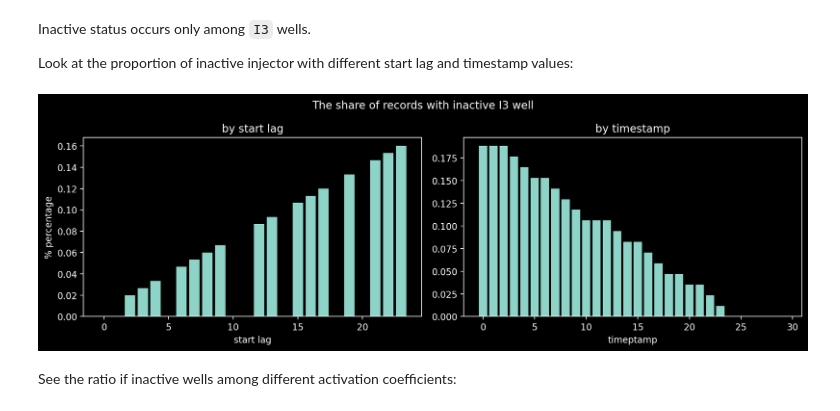
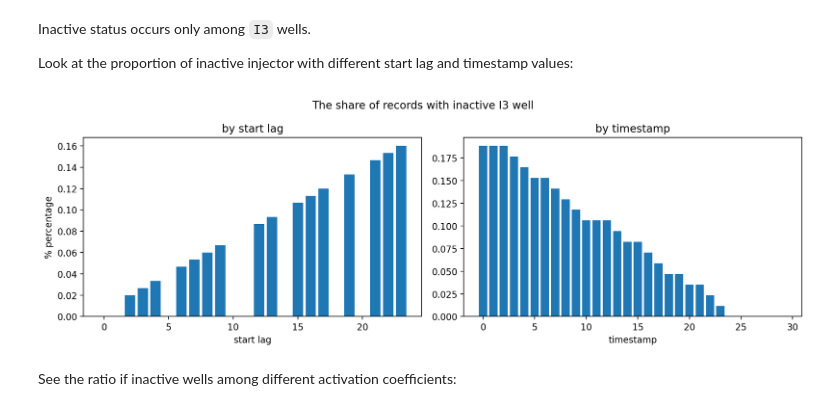
Before and after one commit to WanomiR/Test-Assignments, a Jupyter notebook: Aramco/notebooks/[hometask]IAramco-ds-intern.ipynb, the cells around one changed output. Drawn from its saved outputs; the diff is of its cells as text; code cells hidden in the pictures.

```diff
--- a/Aramco/notebooks/[hometask]IAramco-ds-intern.ipynb
+++ b/Aramco/notebooks/[hometask]IAramco-ds-intern.ipynb
@@ -192,8 +192,6 @@ from sklearn.inspection import permutation_importance
 ### Notebook settings
 # %% [markdown]
 Uncomment this line to use dark theme 🌚
-# %%
-plt.style.use("dark_background")
 # %%
 %config InlineBackend.figure_format = "retina"
 %matplotlib inline
@@ -389,20 +387,20 @@ Look at the proportion of inactive injector with different start lag and timesta
 # %%
 fig, axs = plt.subplots(1, 2, figsize=(12, 4))
 fig.suptitle("The share of records with inactive I3 well")
 
 ax = axs[0]
 data = df.groupby(["start_lag"], as_index=False)["status"].mean()
 ax.bar(data["start_lag"], 1 - data["status"])
 ax.set(title="by start lag", xlabel="start lag", ylabel="% percentage")
 
 ax = axs[1]
 data = df.groupby(["date"], as_index=False)["status"].mean()
 ax.bar(data["date"], 1 - data["status"])
-ax.set(title="by timestamp", xlabel="timeptamp")
+ax.set(title="by timestamp", xlabel="timestamp")
 
 fig.tight_layout()
 # %% [output]
-[figure, old version]
+[figure, new version]
 # %% [markdown]
 See the ratio if inactive wells among different activation coefficients:
 # %%
```
Also changed, not shown: parts of 17 cells of this notebook, 44 other files.
